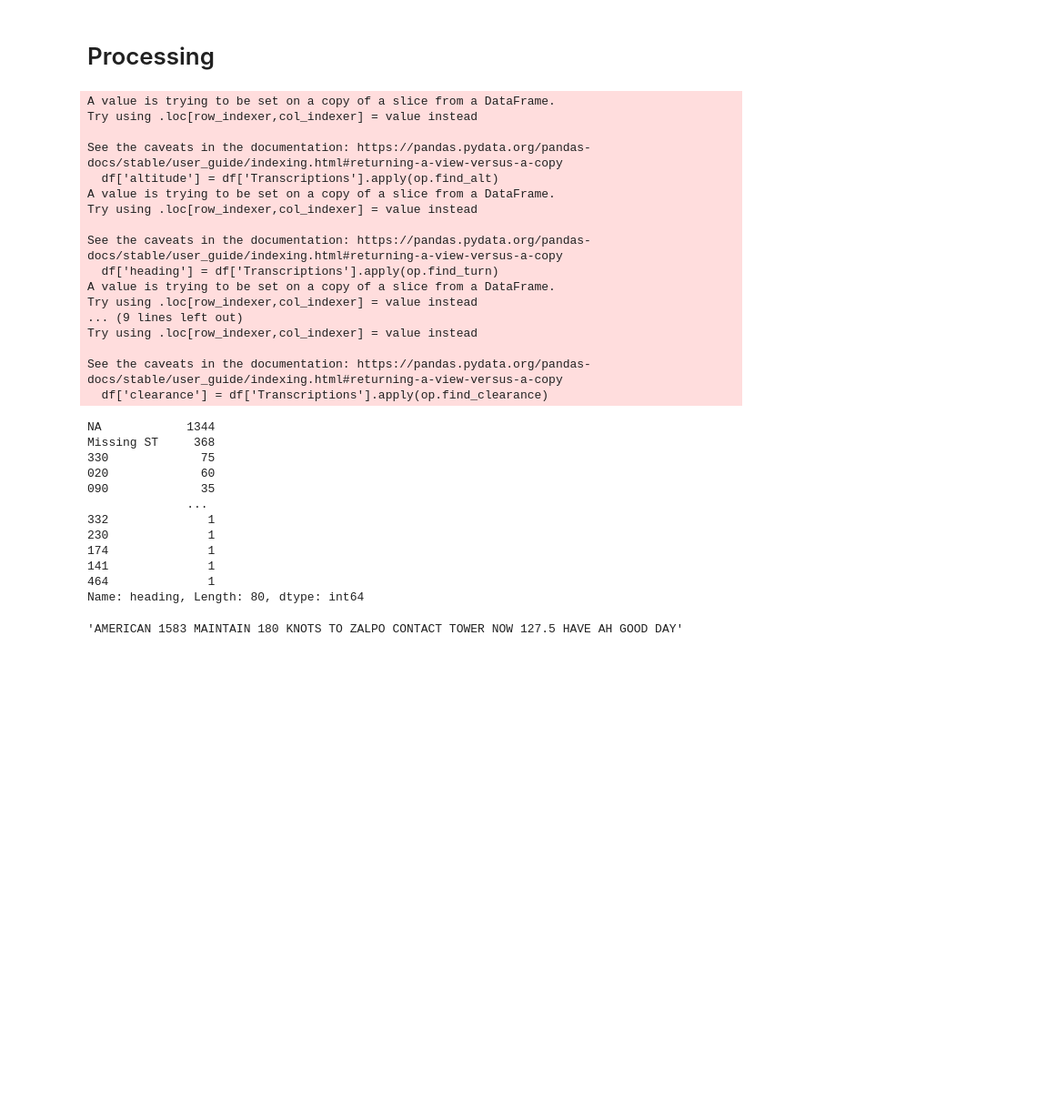
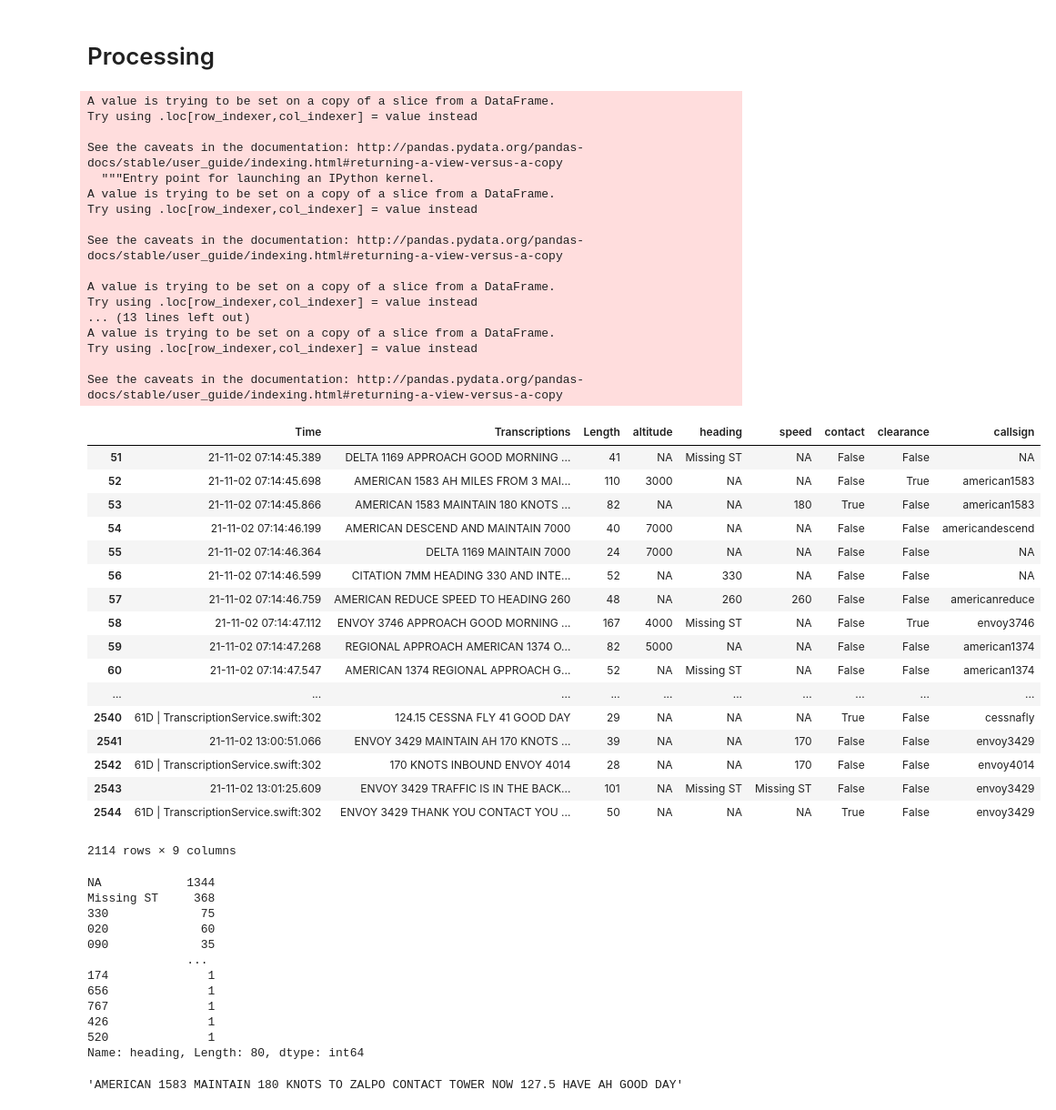
Before and after one commit to michael-lutz/ATC-Radio-Processing, a Jupyter notebook: language_processing/testing_nb.ipynb, the cells around one changed output. Shown at 91% size. Cells and saved outputs as stored; diff of their text form; code cells hidden in the pictures; blank space fills up the shorter version.

```diff
--- a/language_processing/testing_nb.ipynb
+++ b/language_processing/testing_nb.ipynb
@@ -10,8 +10,8 @@ from preprocess_transcription import Preprocessor
 # %% [markdown]
 # Loading Data
 # %%
-link_to_stuff = '../sample_transcriptions/2021-11-02.txt'
-proc = Preprocessor(link_to_stuff)
+transcription_file_loc = '../sample_transcriptions/2021-11-02.txt'
+proc = Preprocessor(transcription_file_loc)
 # %%
 proc.plot_length_distribution()
 # %% [output]
@@ -30,27 +30,48 @@ df['heading'] = df['Transcriptions'].apply(op.find_turn)
 df['speed'] = df['Transcriptions'].apply(op.find_speed)
 df['contact'] = df['Transcriptions'].apply(op.find_contact)
 df['clearance'] = df['Transcriptions'].apply(op.find_clearance)
-#df['callsign'] = df['Transcriptions'].apply(op.find_callsign)
+df['callsign'] = df['Transcriptions'].apply(op.find_callsign)
 # %% [output]
 A value is trying to be set on a copy of a slice from a DataFrame.
 Try using .loc[row_indexer,col_indexer] = value instead
 
-See the caveats in the documentation: https://pandas.pydata.org/pandas-docs/stable/user_guide/indexing.html#returning-a-view-versus-a-copy
-  df['altitude'] = df['Transcriptions'].apply(op.find_alt)
+See the caveats in the documentation: http://pandas.pydata.org/pandas-docs/stable/user_guide/indexing.html#returning-a-view-versus-a-copy
+  """Entry point for launching an IPython kernel.
 A value is trying to be set on a copy of a slice from a DataFrame.
 Try using .loc[row_indexer,col_indexer] = value instead
 
-See the caveats in the documentation: https://pandas.pydata.org/pandas-docs/stable/user_guide/indexing.html#returning-a-view-versus-a-copy
-  df['heading'] = df['Transcriptions'].apply(op.find_turn)
+See the caveats in the documentation: http://pandas.pydata.org/pandas-docs/stable/user_guide/indexing.html#returning-a-view-versus-a-copy
+
 A value is trying to be set on a copy of a slice from a DataFrame.
 Try using .loc[row_indexer,col_indexer] = value instead
-... (9 lines left out)
+... (13 lines left out)
+A value is trying to be set on a copy of a slice from a DataFrame.
 Try using .loc[row_indexer,col_indexer] = value instead
 
-See the caveats in the documentation: https://pandas.pydata.org/pandas-docs/stable/user_guide/indexing.html#returning-a-view-versus-a-copy
-  df['clearance'] = df['Transcriptions'].apply(op.find_clearance)
+See the caveats in the documentation: http://pandas.pydata.org/pandas-docs/stable/user_guide/indexing.html#returning-a-view-versus-a-copy
 # %%
 df.to_csv('test.csv', index=False)
+# %%
+df
+# %% [output]
+|  | Time | Transcriptions | Length | altitude | heading | speed | contact | clearance | callsign |
+| 51 | 21-11-02 07:14:45.389 | DELTA 1169 APPROACH GOOD MORNING ... | 41 | NA | Missing ST | NA | False | False | NA |
+| 52 | 21-11-02 07:14:45.698 | AMERICAN 1583 AH MILES FROM 3 MAI... | 110 | 3000 | NA | NA | False | True | american1583 |
+| 53 | 21-11-02 07:14:45.866 | AMERICAN 1583 MAINTAIN 180 KNOTS ... | 82 | NA | NA | 180 | True | False | american1583 |
+| 54 | 21-11-02 07:14:46.199 | AMERICAN DESCEND AND MAINTAIN 7000 | 40 | 7000 | NA | NA | False | False | americandescend |
+| 55 | 21-11-02 07:14:46.364 | DELTA 1169 MAINTAIN 7000 | 24 | 7000 | NA | NA | False | False | NA |
+| 56 | 21-11-02 07:14:46.599 | CITATION 7MM HEADING 330 AND INTE... | 52 | NA | 330 | NA | False | False | NA |
+| 57 | 21-11-02 07:14:46.759 | AMERICAN REDUCE SPEED TO HEADING 260 | 48 | NA | 260 | 260 | False | False | americanreduce |
+| 58 | 21-11-02 07:14:47.112 | ENVOY 3746 APPROACH GOOD MORNING ... | 167 | 4000 | Missing ST | NA | False | True | envoy3746 |
+| 59 | 21-11-02 07:14:47.268 | REGIONAL APPROACH AMERICAN 1374 O... | 82 | 5000 | NA | NA | False | False | american1374 |
+| 60 | 21-11-02 07:14:47.547 | AMERICAN 1374 REGIONAL APPROACH G... | 52 | NA | Missing ST | NA | False | False | american1374 |
+| ... | ... | ... | ... | ... | ... | ... | ... | ... | ... |
+| 2540 | 61D | TranscriptionService.swift:302 | 124.15 CESSNA FLY 41 GOOD DAY | 29 | NA | NA | NA | True | False | cessnafly |
+| 2541 | 21-11-02 13:00:51.066 | ENVOY 3429 MAINTAIN AH 170 KNOTS ... | 39 | NA | NA | 170 | False | False | envoy3429 |
+| 2542 | 61D | TranscriptionService.swift:302 | 170 KNOTS INBOUND ENVOY 4014 | 28 | NA | NA | 170 | False | False | envoy4014 |
+| 2543 | 21-11-02 13:01:25.609 | ENVOY 3429 TRAFFIC IS IN THE BACK... | 101 | NA | Missing ST | Missing ST | False | False | envoy3429 |
+| 2544 | 61D | TranscriptionService.swift:302 | ENVOY 3429 THANK YOU CONTACT YOU ... | 50 | NA | NA | NA | True | False | envoy3429 |
+2114 rows × 9 columns
 # %%
 df['heading'].value_counts()
 # %% [output]
@@ -60,11 +81,11 @@ Missing ST     368
 020             60
 090             35
               ...
-332              1
-230              1
 174              1
-141              1
-464              1
+656              1
+767              1
+426              1
+520              1
 Name: heading, Length: 80, dtype: int64
 # %%
 string = df['Transcriptions'].iloc[2]
```
Also changed, not shown: parts of 5 cells of this notebook, 3 other files.
